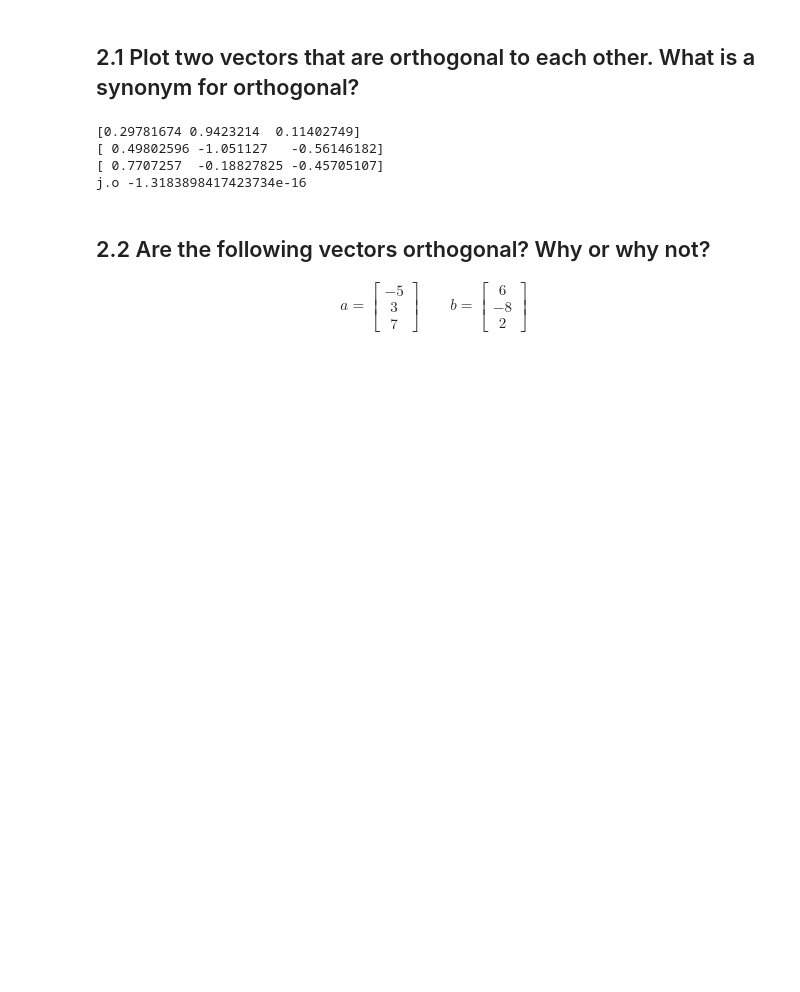
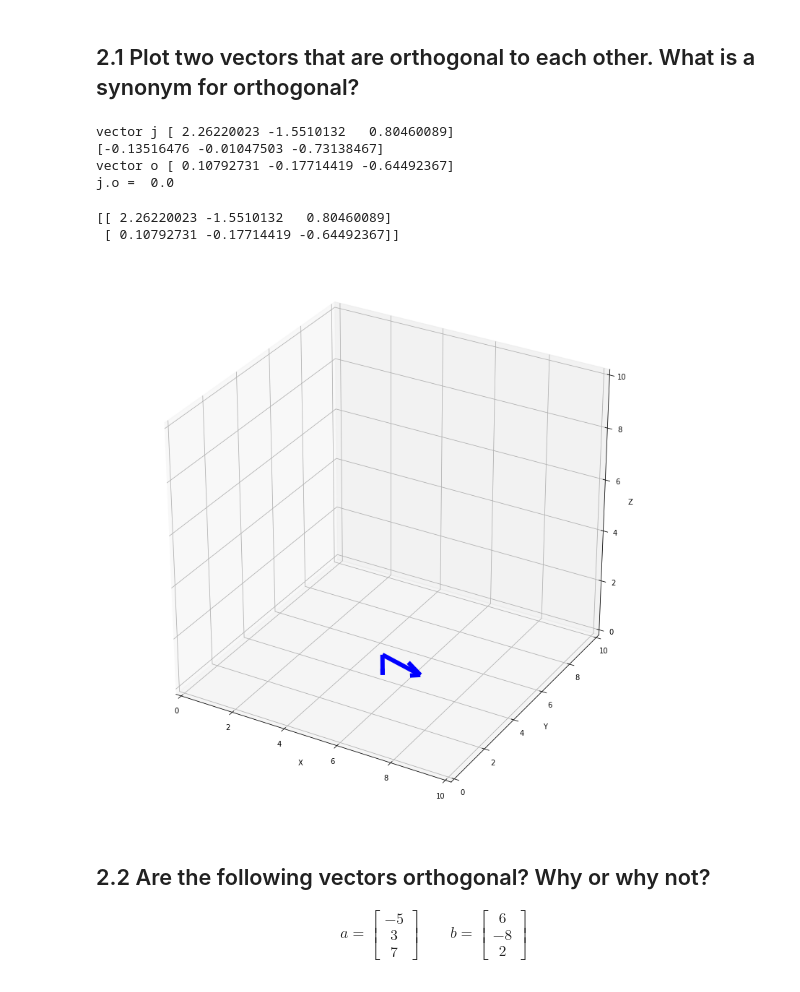
Before and after one commit to urenajose/DS-Unit-1-Sprint-3-Linear-Algebra, a Jupyter notebook: Jose_DS_132_Intermediate_Linear_Algebra_Assignment.ipynb, the cells around one changed output. Saved outputs shown, nothing was run; the diff lists cells and outputs as text; code cells hidden in the pictures; blank space fills up the shorter version.

```diff
--- a/Jose_DS_132_Intermediate_Linear_Algebra_Assignment.ipynb
+++ b/Jose_DS_132_Intermediate_Linear_Algebra_Assignment.ipynb
@@ -95,21 +160,40 @@ numpy correlation sales and customers = 0.9628339778148909
 # %%
 j = np.random.randn(3) #take a random vector
-print(j)
+print("vector j",j)
 o = np.random.randn(3)  # take a random vector
 print(o)
 o -= o.dot(j) * j  / np.linalg.norm(j)**2    # make it orthogonal to j
-print(o)
+print("vector o",o)
 #x /= np.linalg.norm(x)  # normalize it
 
 
 #y = np.cross(k, x)      # cross product with k
 
-print("j.o",np.dot(j,o))
+print("j.o = ",np.dot(j,o))
 # %% [output]
-[0.29781674 0.9423214  0.11402749]
-[ 0.49802596 -1.051127   -0.56146182]
-[ 0.7707257  -0.18827825 -0.45705107]
-j.o -1.3183898417423734e-16
+vector j [ 2.26220023 -1.5510132   0.80460089]
+[-0.13516476 -0.01047503 -0.73138467]
+vector o [ 0.10792731 -0.17714419 -0.64492367]
+j.o =  0.0
+# %%
+fig = plt.figure(figsize=(14,14))
+ax = fig.add_subplot(111, projection='3d')
+cmap = 'hsv'
+perpendicular = np.array([j,o])
+U,V,W = zip(*perpendicular)
+print(perpendicular)
+ax.quiver(7,1,3,U,V,W, length=1, colors="Blue", linewidth=6)
+ax.set_xlim([0, 10])
+ax.set_ylim([0, 10])
+ax.set_zlim([0, 10])
+ax.set_xlabel('X')
+ax.set_ylabel('Y')
+ax.set_zlabel('Z')
+plt.show()
+# %% [output]
+[[ 2.26220023 -1.5510132   0.80460089]
+ [ 0.10792731 -0.17714419 -0.64492367]]
+[figure, added]
 # %% [markdown]
 ## 2.2 Are the following vectors orthogonal? Why or why not?
 
```
Also changed, not shown: parts of 14 cells of this notebook.
